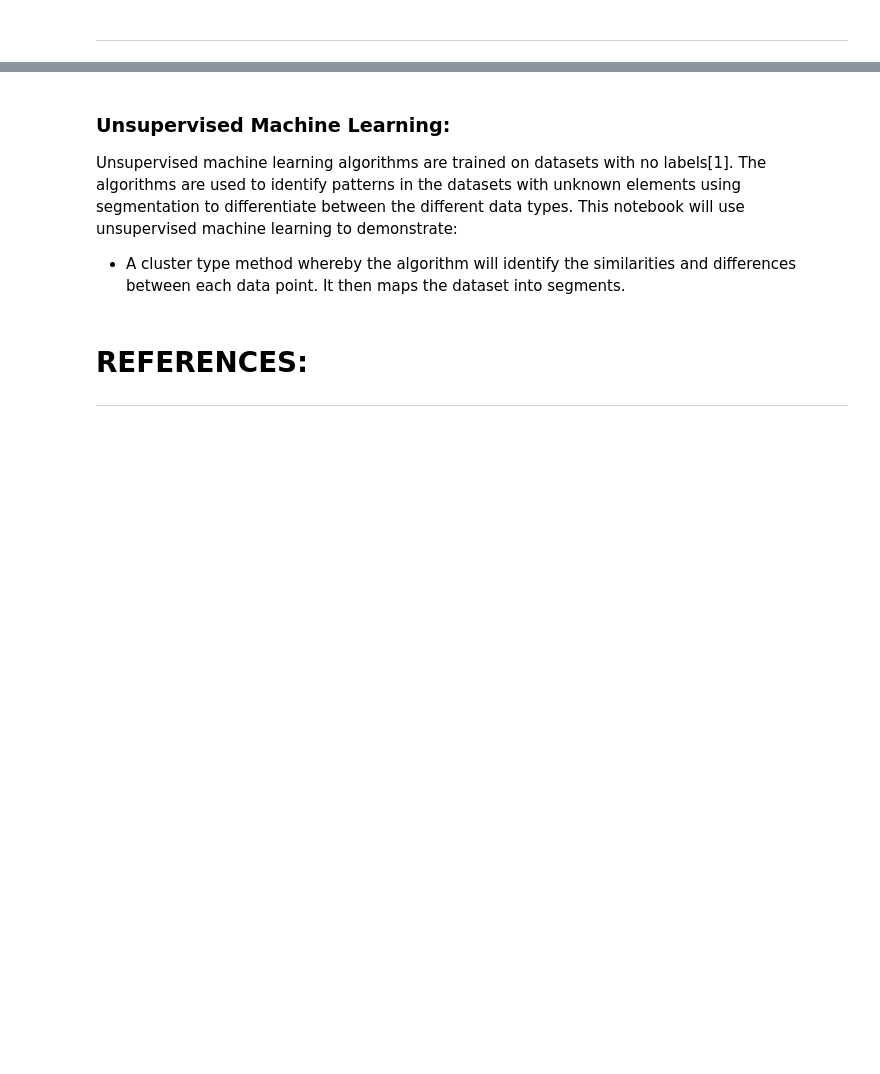
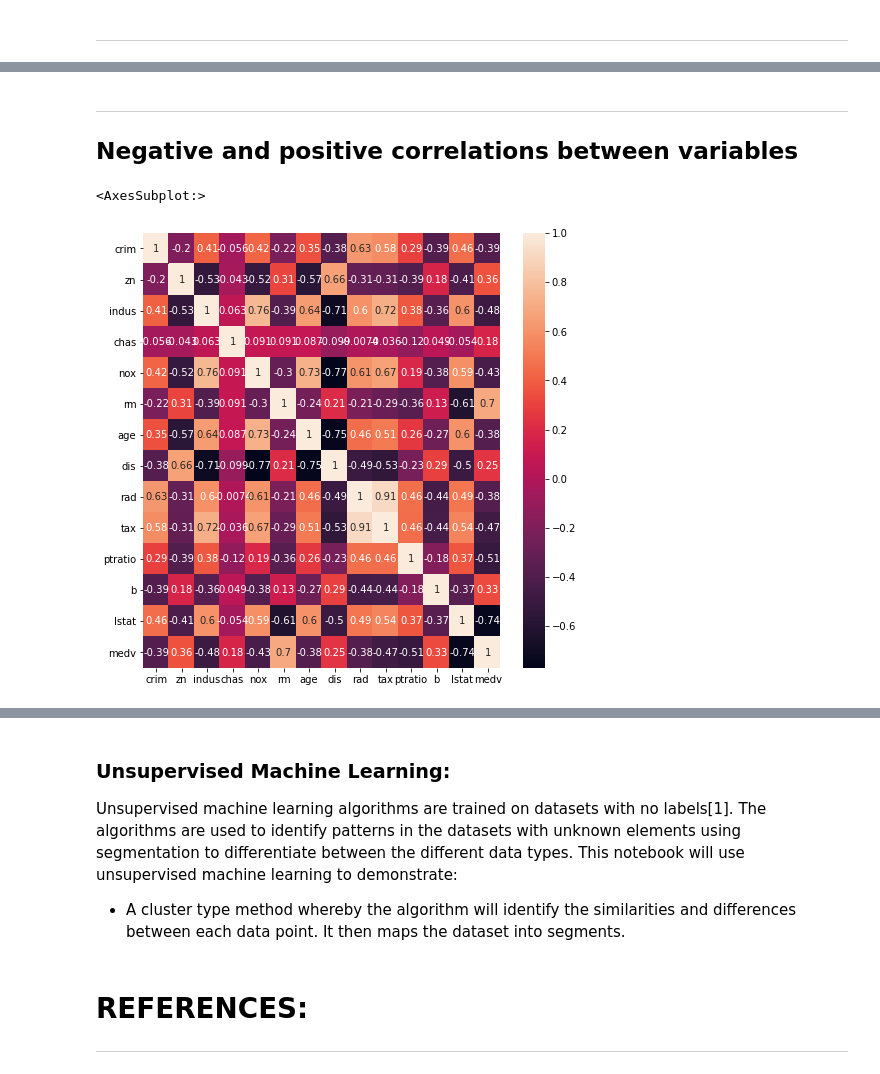
Before and after one commit to juliandunne1234/machineLearning_assesment_g00267940, a Jupyter notebook: scikit-learn.ipynb, the cells around one changed output, grey strips where cells are left out. Saved outputs shown, nothing was run; the diff lists cells and outputs as text; code cells hidden in the pictures; blank space fills up the shorter version.

```diff
--- a/scikit-learn.ipynb
+++ b/scikit-learn.ipynb
@@ -162,0 +162,4 @@ sns.lmplot(x="alcohol", y="volatile acidity", hue='quality', data=df_wine_mod, f
+# %%
+#Import the Boston housing dataset[5]
+df_housing = pd.read_csv('bostonHousing.csv')
+df_housing.head(5)
@@ -162,0 +191,10 @@ sns.lmplot(x="alcohol", y="volatile acidity", hue='quality', data=df_wine_mod, f
+# %% [markdown]
+***
+## Negative and positive correlations between variables
+# %%
+# Correlation heatmap between numerical variables visualised using seaborn.
+plt.figure(figsize=(8, 8))
+sns.heatmap(df_housing.corr(), annot=True)
+# %% [output]
+<AxesSubplot:>
+[figure, added]
```
Also changed, not shown: parts of 31 cells of this notebook, 1 other file.
